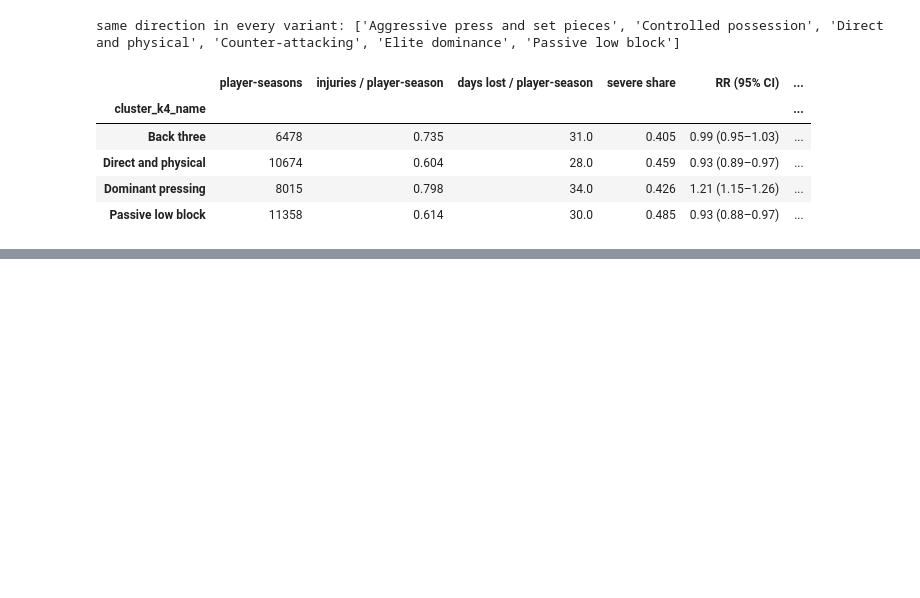
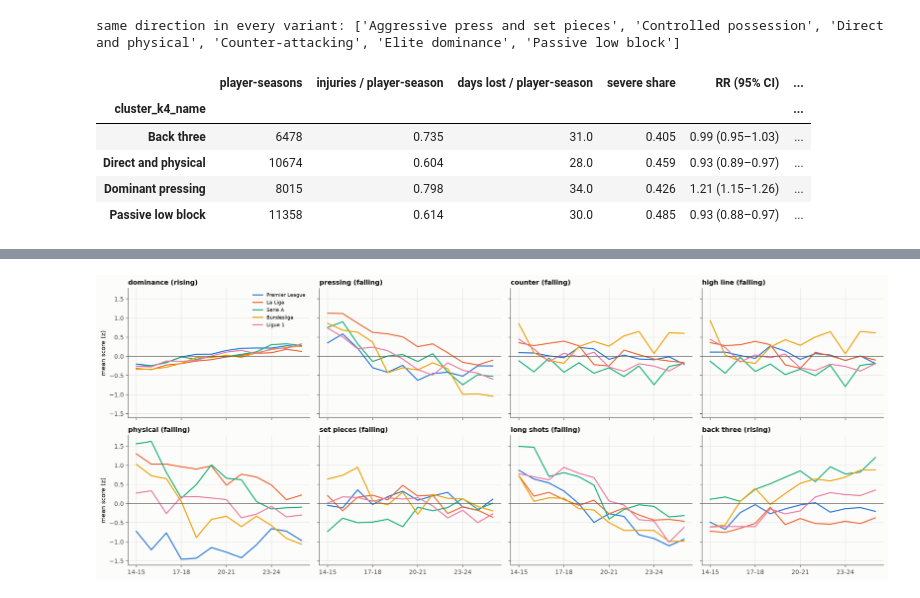
Before and after one commit to Mohammad99Shweiki/football-injuries, a Jupyter notebook: notebooks/05_injury_analysis.ipynb, the cells around one changed output, grey strips where cells are left out. Drawn from its saved outputs; the diff is of its cells as text; code cells hidden in the pictures; blank space fills up the shorter version.

```diff
--- a/notebooks/05_injury_analysis.ipynb
+++ b/notebooks/05_injury_analysis.ipynb
@@ -758,0 +829,20 @@ wrote /Users/mohammadshweiki/Downloads/coding-projects/football-injuries/reports
+# %%
+# Figure: each dimension's season mean per league (one panel per dimension, one line per league).
+LEAGUE_COLORS = dict(zip(LEAGUES, SERIES))
+season_dims = ts.groupby(["season_key", "league"])[DIMS].mean()
+fig, axes = plt.subplots(2, 4, figsize=(18, 7), sharex=True, sharey=True)
+seasons_x = sorted(ts.season_key.unique())
+for ax, d in zip(axes.flat, DIMS):
+    for lg in LEAGUES:
+        y = season_dims[d].xs(lg, level="league").reindex(seasons_x)
+        ax.plot(range(len(y)), y, color=LEAGUE_COLORS[lg], linewidth=1.8, label=lg)
+    ax.axhline(0, color=MUTED, linewidth=0.8)
+    ax.set_title(f"{d.replace('_', ' ')} ({shapes.loc[d, 'all leagues']})", loc="left")
+    ax.set_xticks(range(0, len(seasons_x), 3), [seasons_x[i][2:] for i in range(0, len(seasons_x), 3)])
+axes[0, 0].legend(frameon=False, fontsize=8)
+for ax in axes[:, 0]:
+    ax.set_ylabel("mean score (z)")
+fig.tight_layout()
+dims_fig = save(fig, "05_style_dimensions_over_time.png")
+# %% [output]
+[figure, added]
```
Also changed, not shown: parts of 22 cells of this notebook, 8 other files.
